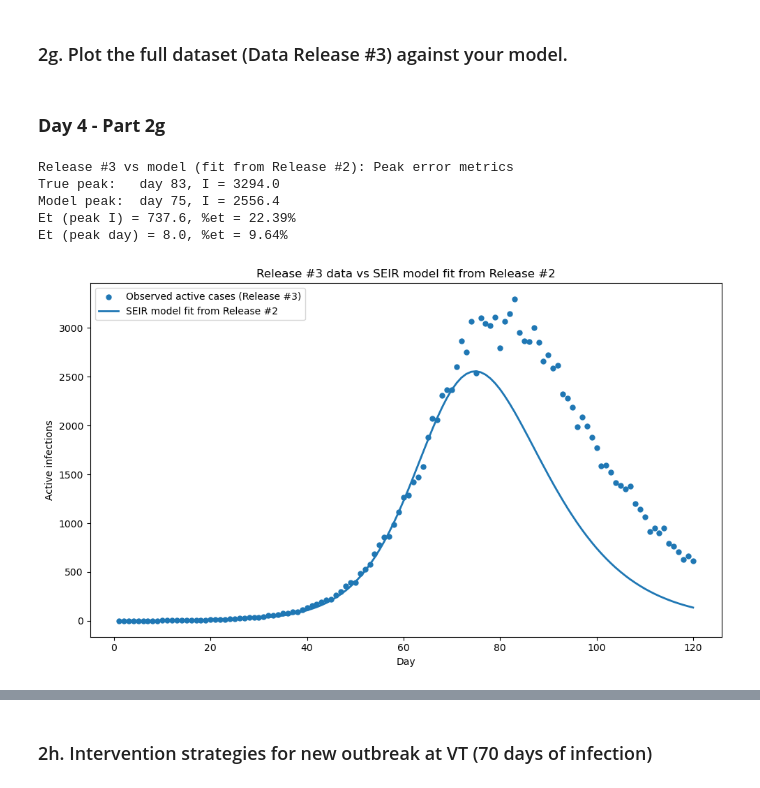
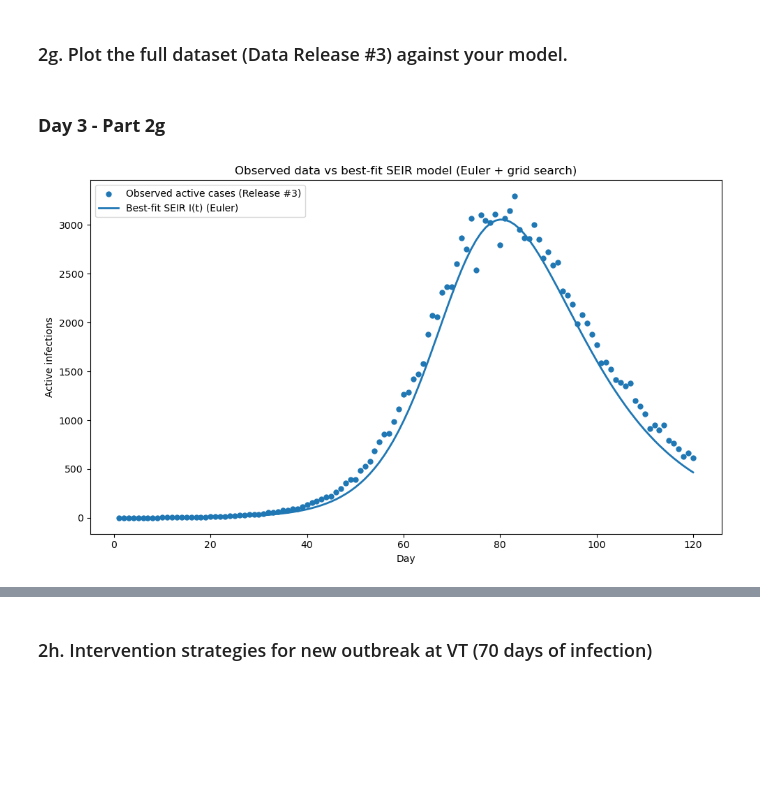
Before and after one commit to willdm1/Module-2-Epidemics-SIR-Modeling, a Jupyter notebook: Official_Marschall_Oswald_Notebook.ipynb, the cells around one changed output, grey strips where cells are left out. Cells and saved outputs as stored; diff of their text form; code cells hidden in the pictures; blank space fills up the shorter version.

```diff
--- a/Official_Marschall_Oswald_Notebook.ipynb
+++ b/Official_Marschall_Oswald_Notebook.ipynb
@@ -225,13 +262,8 @@ Because the observed dataset ends at day 70 with 2,363 active infections, the mo
 # %% [markdown]
 ### 2g. Plot the full dataset (Data Release #3) against your model.
 # %%
-step("Day 4 - Part 2g")
-main.exploratory_analysis_day4_2g()
+step("Day 3 - Part 2g")
+main.exploratory_analysis_day3_2g()
 # %% [output]
-### **Day 4 - Part 2g**
+### **Day 3 - Part 2g**
-Release #3 vs model (fit from Release #2): Peak error metrics
-True peak:   day 83, I = 3294.0
-Model peak:  day 75, I = 2556.4
-Et (peak I) = 737.6, %et = 22.39%
-Et (peak day) = 8.0, %et = 9.64%
-[figure, old version]
+[figure, new version]
```
Also changed, not shown: parts of 23 cells of this notebook.
